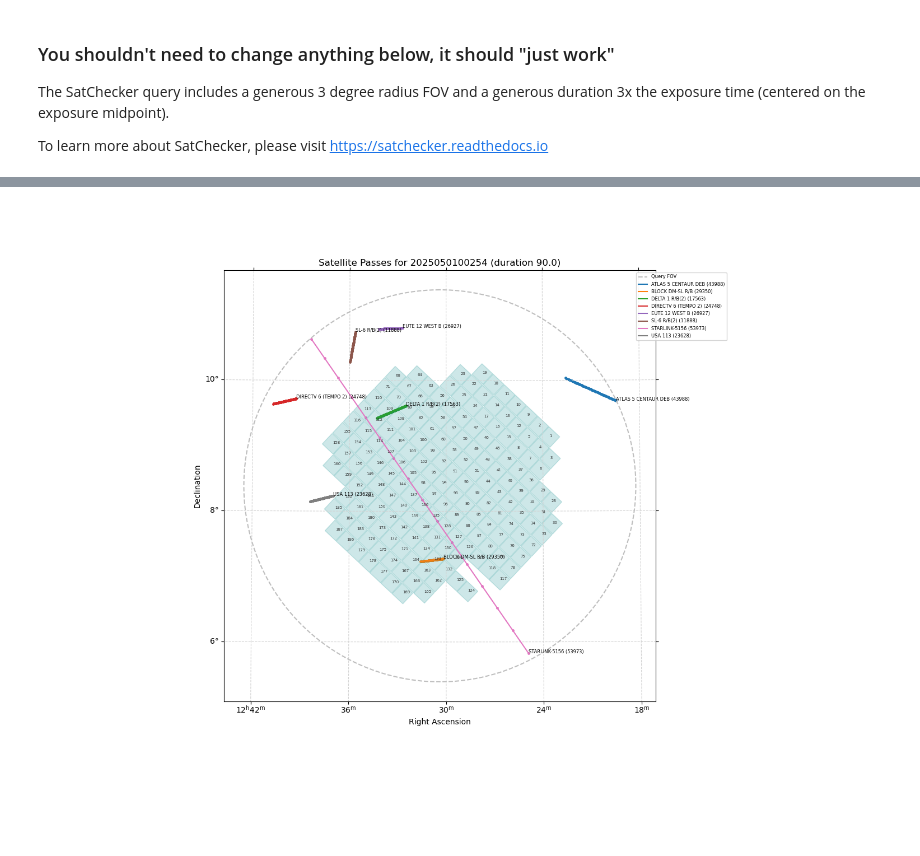
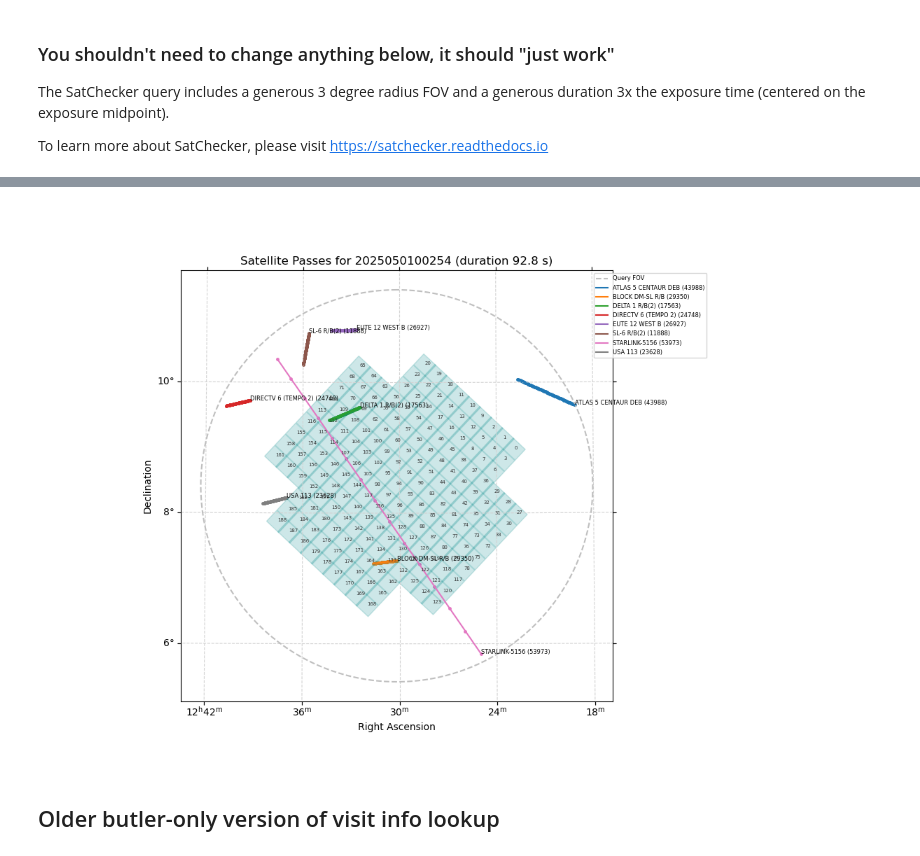
Before and after one commit to lsst-dm/vv-team-notebooks, a Jupyter notebook: notebooks/Whats-That-Streak.ipynb, the cells around one changed output, grey strips where cells are left out. Saved outputs shown, nothing was run; the diff lists cells and outputs as text; code cells hidden in the pictures; blank space fills up the shorter version.

Commit message:
Switch visit info query to use ConsDB.
Also manually construct detector corners from raw images if a visit summary table is not available.

```diff
--- a/notebooks/Whats-That-Streak.ipynb
+++ b/notebooks/Whats-That-Streak.ipynb
@@ -151,0 +125,33 @@ dec_center = coord.icrs.dec.value  # deg
+# %%
+consdb_sql = ConsDbSql(site="usdf")
+query = f"select * from cdb_lsstcam.visit1 where visit_id={obsinfo}"
+cdb_visit_info = consdb_sql.query(query)
+cornersList = []
+region_cdb = cdb_visit_info["s_region"][0]
+region = lsst.sphgeom.Region.from_ivoa_pos("".join(region_cdb.split("ICRS")).upper())
+vertices = [[np.float64(LonLat.longitudeOf(v).asDegrees()), np.float64(LonLat.latitudeOf(v).asDegrees())] \
+            for idx, v in enumerate(region.getVertices())]
+# %%
+exp_begin = Time(cdb_visit_info["obs_start"][0])
+exp_end = Time(cdb_visit_info["obs_end"][0])
+exp_time = exp_end - exp_begin
+
+# the query time window will go from T0 - Texp to T0 + 2*Texp, for a total duration of 3*Texp
+start_time_jd = (exp_begin - exp_time).jd
+duration = (exp_time.sec * 3)
+
+zenith_angle = cdb_visit_info["zenith_distance"][0]*u.deg
+azimuth = cdb_visit_info["azimuth"][0]*u.deg
+exp_midpt = Time(cdb_visit_info["exp_midpt"][0])
+
+coord = SkyCoord(alt=90*u.deg - zenith_angle,
+                az=azimuth,
+                obstime=exp_midpt,
+                location=EarthLocation.of_site('Rubin'),
+                frame = 'altaz')
+
+ra_center = cdb_visit_info["s_ra"][0]  # deg
+dec_center = cdb_visit_info["s_dec"][0]  # deg
+# %%
+butler = dafButler.Butler(repo, collections=collections, instrument=instrument)
+cornersList, detectorsList = getDetRaDecCorners(butler, visit=obsinfo)
@@ -193,7 +201,7 @@ wcs.wcs.crval = [ra_center, dec_center]
 wcs.wcs.cdelt = [0.1, 0.1]
 wcs.wcs.ctype = ['RA---TAN', 'DEC--TAN']
 
-fig = plt.figure(figsize=(14,10))
+fig = plt.figure(figsize=(10,8))
 ax = fig.add_subplot(1, 1, 1, projection=wcs)
 center = SkyCoord(ra=ra_center*u.deg, dec=dec_center*u.deg, frame='icrs')
 position_angles = np.linspace(0, 360, 360) * u.deg
@@ -232,34 +240,36 @@ ax.legend(bbox_to_anchor=(0.95, 1), loc='upper left', fontsize="6")
 ax.set_xlabel('Right Ascension')
 ax.invert_xaxis()
 ax.set_ylabel('Declination')
-ax.set_title(f"Satellite Passes for {obsinfo} (duration {duration:.1f})")
+ax.set_title(f"Satellite Passes for {obsinfo} (duration {duration:.1f} s)")
 ax.grid(color='lightgray', linestyle='--')
 
 # Camera detectors and/or visit_record polygon
 for idx, corners in enumerate(cornersList):
     polyCorners = Polygon(corners, closed=True, color="#058B8C", alpha=0.2, transform=ax.get_transform('world'))
     try:
         ax.add_patch(polyCorners)
     except AttributeError:
         continue
     else:
         ax.text(
             (corners[0][0] + corners[2][0])/2, (corners[0][1] + corners[2][1])/2, detectorsList[idx],
             transform=ax.get_transform("world"),
             fontsize=5,
             color='#313333'
         )
 
 could_not_load_corners = all(item is None for corners in cornersList for value in corners for item in value)
 # this will be True if cornersList is full of Nones
 
 # if cornersList is full of Nones or there are only a few detectors that exist for whatever reason,
 # plot the visit_record region polygon
 # TODO: indicate rotation somehow?
 if (could_not_load_corners) or (len(cornersList) < 160):
     polyVertices = Polygon(vertices, closed=True, color="#058B8C", alpha=0.2, transform=ax.get_transform('world'))
     ax.add_patch(polyVertices)
 
 plt.show()
 # %% [output]
-[figure, old version]
+[figure, new version]
+# %% [markdown]
+## Older butler-only version of visit info lookup
```
Also changed, not shown: parts of 16 cells of this notebook.
